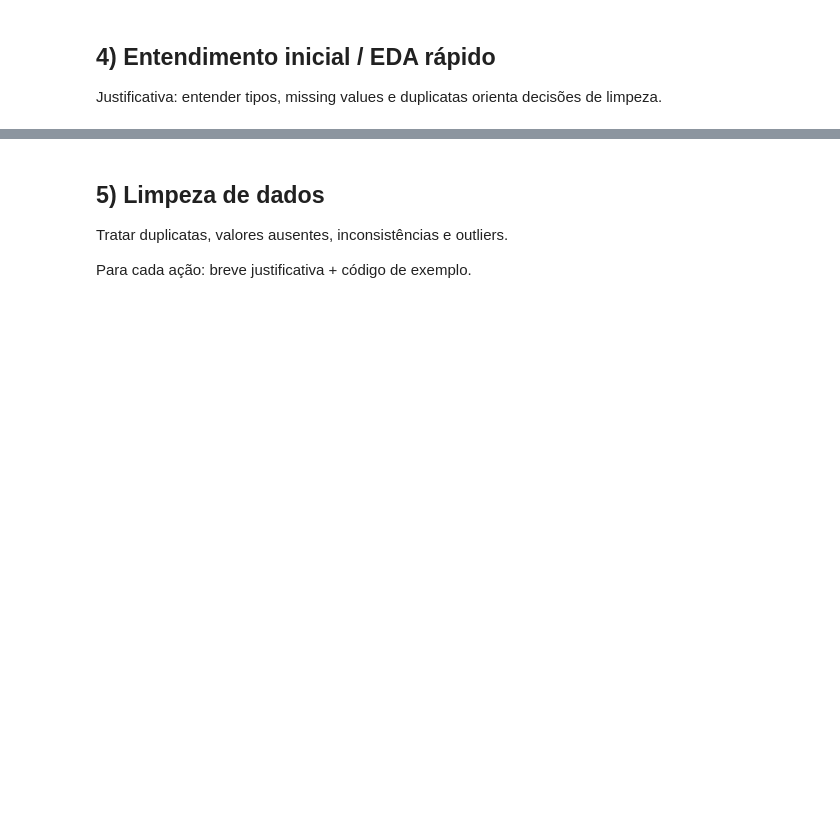
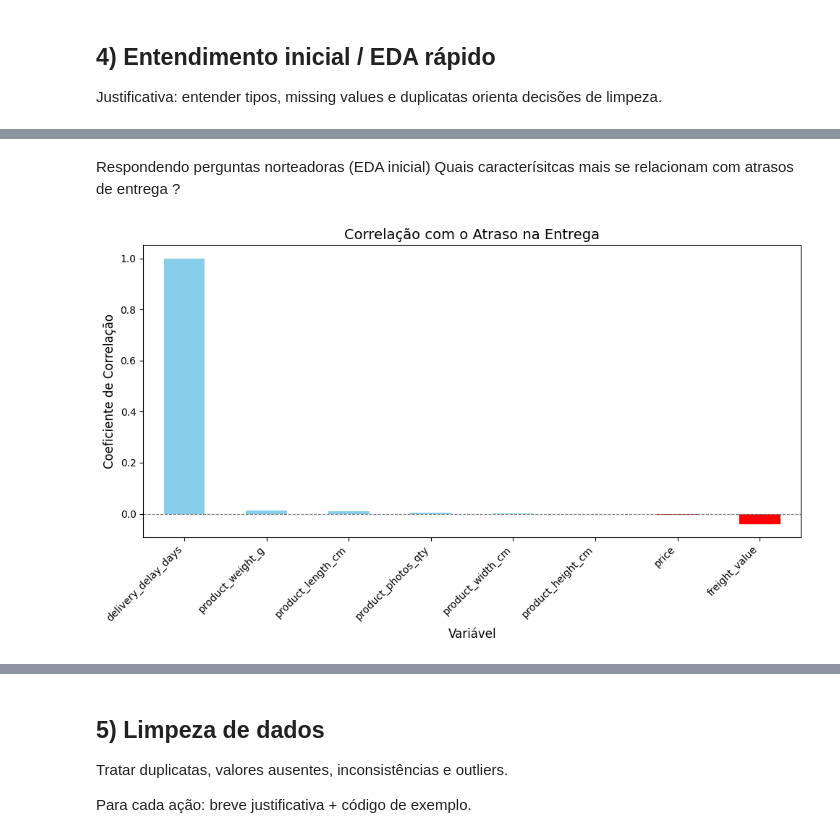
Before and after one commit to saulopietro/saulopietro-Projeto-Analise-Exploratoria--Saulo-Davi-, a Jupyter notebook: analysis_notebook_final.ipynb, the cells around one changed output, grey strips where cells are left out. Saved outputs shown, nothing was run; the diff lists cells and outputs as text; code cells hidden in the pictures; blank space fills up the shorter version.

```diff
--- a/analysis_notebook_final.ipynb
+++ b/analysis_notebook_final.ipynb
@@ -115,0 +179,52 @@ print(df.describe(include='all'))
+# %% [markdown]
+Respondendo perguntas norteadoras (EDA inicial)
+Quais caracterísitcas mais se relacionam com atrasos de entrega ?
+# %%
+df["order_delivered_customer_date"] = pd.to_datetime(df["order_delivered_customer_date"])
+df["order_estimated_delivery_date"] = pd.to_datetime(df["order_estimated_delivery_date"])
+
+# diferença em dias
+df["delivery_delay_days"] = (
+    df["order_delivered_customer_date"] - df["order_estimated_delivery_date"]
+).dt.days
+
+# coluna binária indicando atraso
+df["is_late"] = df["delivery_delay_days"] > 0
+# %%
+correlacoes = df[[
+    "delivery_delay_days",
+    "price",
+    "freight_value",
+    "product_photos_qty",
+    "product_weight_g",
+    "product_length_cm",
+    "product_height_cm",
+    "product_width_cm",
+]].corr()
+
+corr_delay = pd.DataFrame(correlacoes, index=correlacoes.keys())
+corr_plot = corr_delay["delivery_delay_days"].sort_values(ascending=False)
+
+plt.figure(figsize=(10, 6))
+
+corr_plot.plot(
+    kind='bar',
+    color=['red' if c < 0 else 'skyblue' for c in corr_plot]
+)
+
+plt.title('Correlação com o Atraso na Entrega', fontsize=14)
+plt.ylabel('Coeficiente de Correlação', fontsize=12)
+plt.xlabel('Variável', fontsize=12)
+plt.xticks(rotation=45, ha='right')
+
+plt.axhline(0, color='grey', linewidth=0.8, linestyle='--')
+
+plt.tight_layout()
+plt.show()
+
+#peso tende a ter correlação leve com atraso
+#dimensões também
+#preço normalmente não tem correlação significativa
+#frete pode ter alguma relação com logística, mas tende a ser fraca
+# %% [output]
+[figure, added]
```
Also changed, not shown: parts of 16 cells of this notebook, 1 other file.
